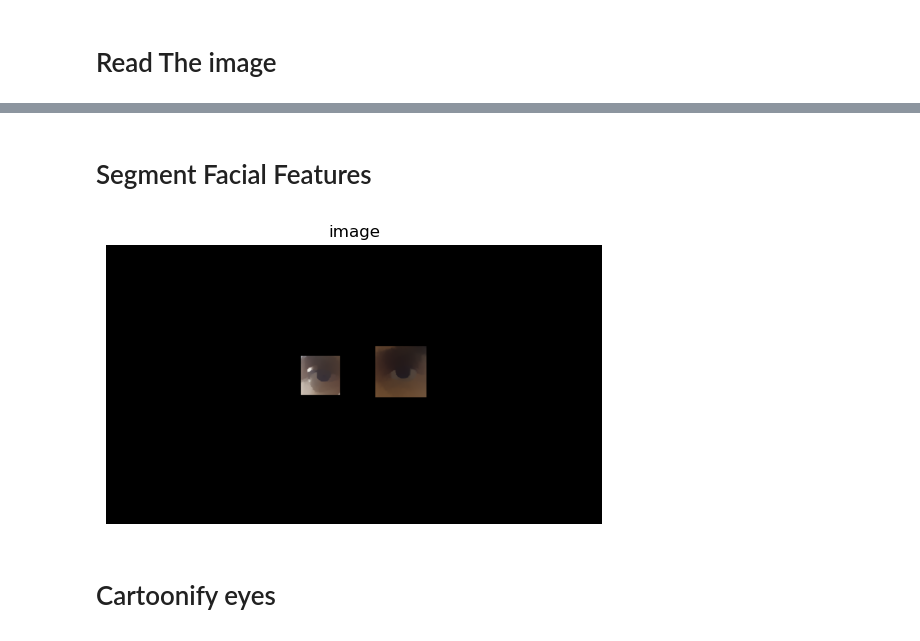
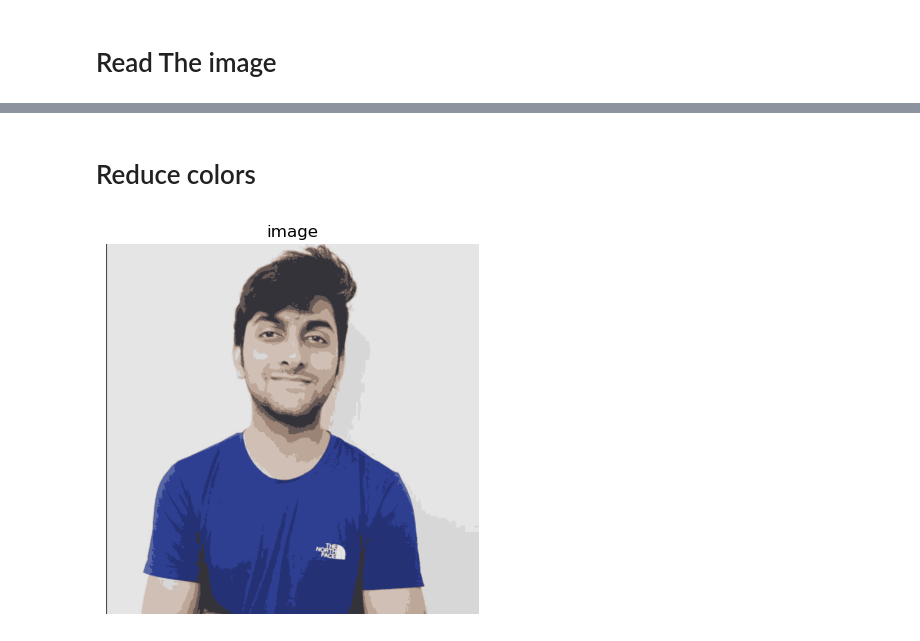
Before and after one commit to Mirza-Ubaidullah-Javed/CartoonifyMe, a Jupyter notebook: Solution.ipynb, the cells around one changed output, grey strips where cells are left out. Drawn from its saved outputs; the diff is of its cells as text; code cells hidden in the pictures.

```diff
--- a/Solution.ipynb
+++ b/Solution.ipynb
@@ -41,5 +41,5 @@ def displayImage(img, text='image'):
     plt.axis('off')
     plt.show()
 # %%
-image = ReadImage('test_image2.jpg')
+image = ReadImage('test.png')
 # %% [output]
@@ -81,2 +69,0 @@ Downloading data from 'https://github.com/danielgatis/rembg/releases/download/v0
-# %%
-img = ReadImage('no_bag.png')
@@ -146,2 +69,0 @@ displayImage(preprocessImage)
-# %% [markdown]
-# Segment Facial Features
@@ -193,6 +70,32 @@ if largest_face is not None:
+# %% [markdown]
+# Reduce colors
+# %%
+# Function to reduce the number of colors in the image using the K-means clustering algorithm
+def change_color_quantization(img, k):
+
+    # Read the image and transform it into a NumPy 3D array representing the B (blue), G (green), and R (red) values.
+    data = np.float32(img).reshape((-1, 3))
+
+    # Initialize the k-means clustering algorithm and defines its termination criteria. The maximum number of iterations is set to 20.
+    criteria = (cv2.TERM_CRITERIA_EPS + cv2.TERM_CRITERIA_MAX_ITER, 20, 1.0)
+
+    # Apply the k-means clustering algorithm. The parameter k specifies the number of distinct colors in the output image.
+    ret, label, center = cv2.kmeans(data, k, None, criteria, 10, cv2.KMEANS_RANDOM_CENTERS)
+
+    # convert centroid to unsigned 8-bit integer.
+    center = np.uint8(center)
+
+    # apply centroid values to all pixels by replacing their values with the center value.
+    result = center[label.flatten()]
+
+    # reshape the processed result into the shape of the original image.
+    result = result.reshape(img.shape)
+
+    # return resultant image
+    return result
+# %%
+img = change_color_quantization(image, 10)
 # %%
-displayImage(result_img)
+displayImage(img)
 # %% [output]
-[figure, old version]
+[figure, new version]
-# %% [markdown]
-# Cartoonify eyes
```
Also changed, not shown: parts of 19 cells of this notebook, 9 other files.
